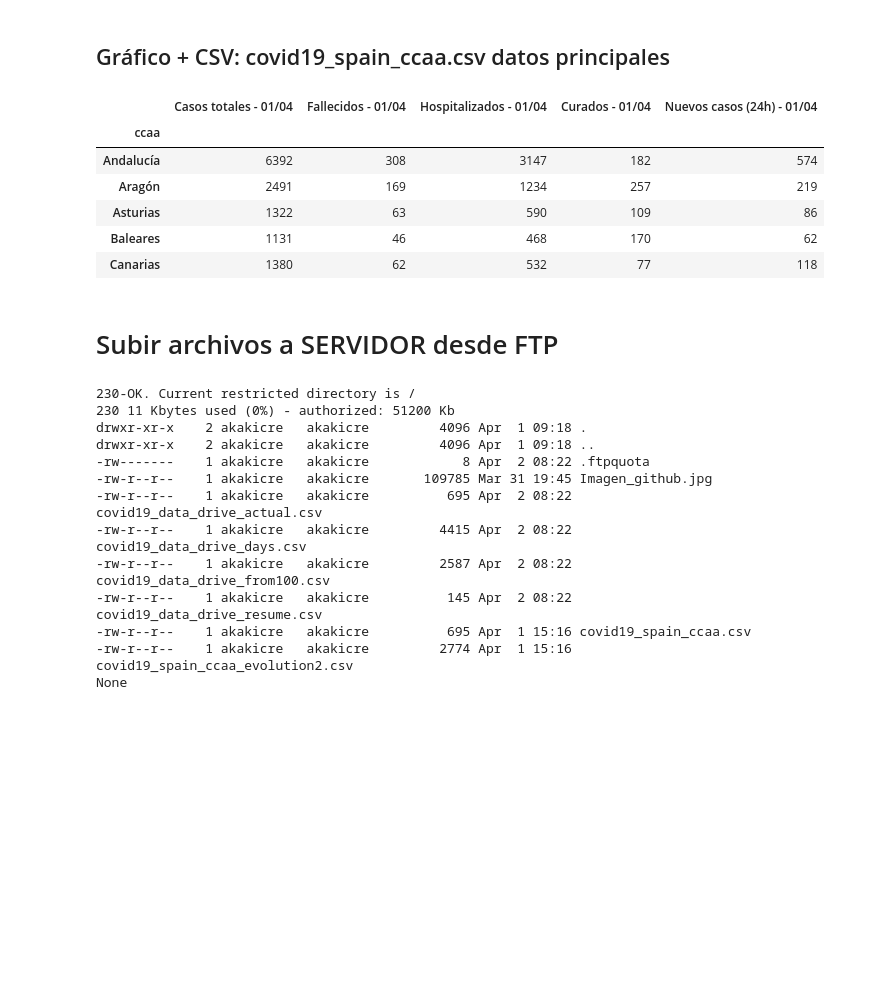
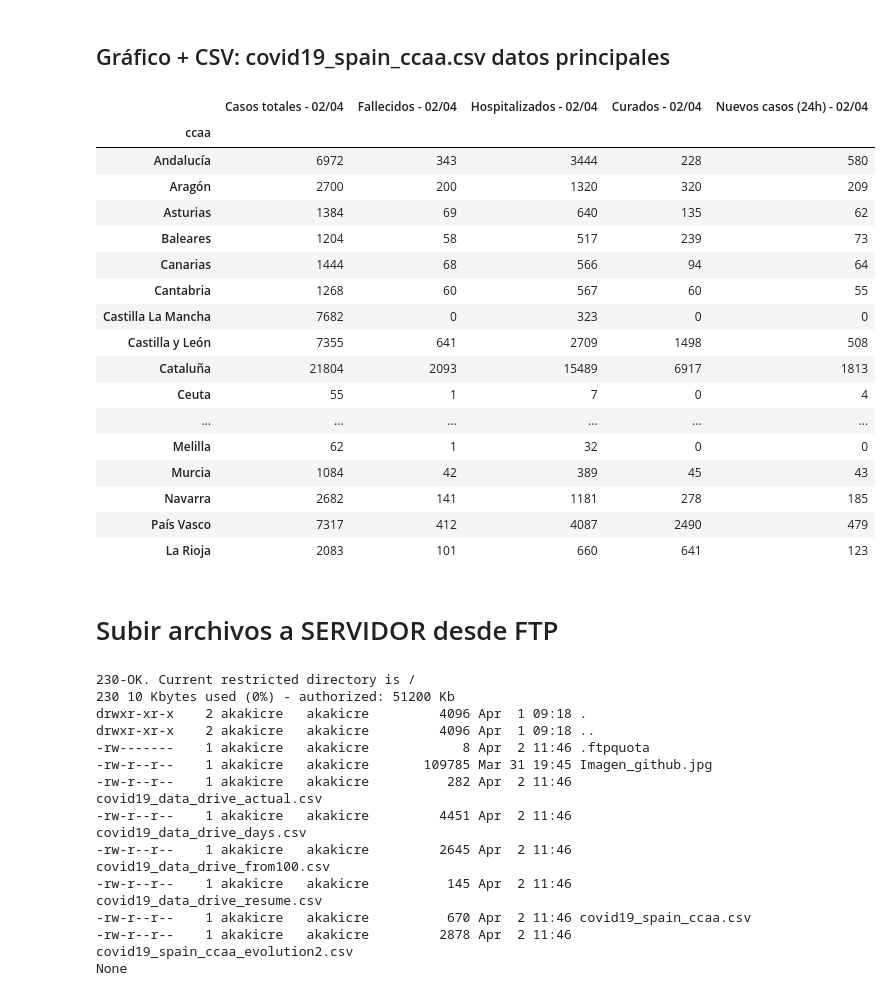
Before and after one commit to akakicreations/covid19-project, a Jupyter notebook: covid19_notebook_WEBFINAL.ipynb, the cells around one changed output. Cells and saved outputs as stored; diff of their text form; code cells hidden in the pictures; blank space fills up the shorter version.

Commit message:
actualiación csv y notebook

```diff
--- a/covid19_notebook_WEBFINAL.ipynb
+++ b/covid19_notebook_WEBFINAL.ipynb
@@ -430,21 +427,32 @@ La columna ya está: no hacer merge
 # %%
 # Poner bien los datos
 data_ccaa_general = data_ccaa.copy()
 data_ccaa_general = data_ccaa.iloc[0:19]
 data_ccaa_general = data_ccaa_general.loc[:, ['casos_totales', 'fallecidos','hospitalizados','curados','nuevos_respecto_ayer']]
 data_ccaa_general.rename(columns = {'CCAA':'Comunidades autónomas', 'casos_totales':'Casos totales' + ' - ' + date_today, 'fallecidos':'Fallecidos'+ ' - ' + date_today, 'hospitalizados':'Hospitalizados'+ ' - ' + date_today, 'nuevos_respecto_ayer':'Nuevos casos (24h)' + ' - ' + date_today, 'curados':'Curados' + ' - ' + date_today}, inplace = True)
 
 #Exportar CSV
 data_ccaa_general.to_csv('covid19_spain_ccaa.csv', sep = ';', encoding="utf-8")
-data_ccaa_general.head()
+data_ccaa_general.head(19)
 # %% [output]
-|  | Casos totales - 01/04 | Fallecidos - 01/04 | Hospitalizados - 01/04 | Curados - 01/04 | Nuevos casos (24h) - 01/04 |
+|  | Casos totales - 02/04 | Fallecidos - 02/04 | Hospitalizados - 02/04 | Curados - 02/04 | Nuevos casos (24h) - 02/04 |
 | ccaa |  |  |  |  |  |
-| Andalucía | 6392 | 308 | 3147 | 182 | 574 |
-| Aragón | 2491 | 169 | 1234 | 257 | 219 |
-| Asturias | 1322 | 63 | 590 | 109 | 86 |
-| Baleares | 1131 | 46 | 468 | 170 | 62 |
-| Canarias | 1380 | 62 | 532 | 77 | 118 |
+| Andalucía | 6972 | 343 | 3444 | 228 | 580 |
+| Aragón | 2700 | 200 | 1320 | 320 | 209 |
+| Asturias | 1384 | 69 | 640 | 135 | 62 |
+| Baleares | 1204 | 58 | 517 | 239 | 73 |
+| Canarias | 1444 | 68 | 566 | 94 | 64 |
+| Cantabria | 1268 | 60 | 567 | 60 | 55 |
+| Castilla La Mancha | 7682 | 0 | 323 | 0 | 0 |
+| Castilla y León | 7355 | 641 | 2709 | 1498 | 508 |
+| Cataluña | 21804 | 2093 | 15489 | 6917 | 1813 |
+| Ceuta | 55 | 1 | 7 | 0 | 4 |
+| ... | ... | ... | ... | ... | ... |
+| Melilla | 62 | 1 | 32 | 0 | 0 |
+| Murcia | 1084 | 42 | 389 | 45 | 43 |
+| Navarra | 2682 | 141 | 1181 | 278 | 185 |
+| País Vasco | 7317 | 412 | 4087 | 2490 | 479 |
+| La Rioja | 2083 | 101 | 660 | 641 | 123 |
 # %% [markdown]
 # Subir archivos a SERVIDOR desde FTP
 # %%
@@ -470,27 +478,27 @@ ftp.storbinary('STOR %s' % os.path.basename("covid19_data_drive_days.csv"), fp,
 fp = open("covid19_data_drive_from100.csv", 'rb')
 ftp.storbinary('STOR %s' % os.path.basename("covid19_data_drive_from100.csv"), fp, 1024)
 fp = open("covid19_spain_ccaa.csv", 'rb')
-# ftp.storbinary('STOR %s' % os.path.basename("covid19_spain_ccaa.csv"), fp, 1024)
-# fp = open("covid19_spain_ccaa_evolution2.csv", 'rb')
-# ftp.storbinary('STOR %s' % os.path.basename("covid19_spain_ccaa_evolution2.csv"), fp, 1024)
-# fp = open("covid19_data_drive_actual.csv", 'rb')
+ftp.storbinary('STOR %s' % os.path.basename("covid19_spain_ccaa.csv"), fp, 1024)
+fp = open("covid19_spain_ccaa_evolution2.csv", 'rb')
+ftp.storbinary('STOR %s' % os.path.basename("covid19_spain_ccaa_evolution2.csv"), fp, 1024)
+fp = open("covid19_data_drive_actual.csv", 'rb')
 ftp.storbinary('STOR %s' % os.path.basename("covid19_data_drive_actual.csv"), fp, 1024)
 fp = open("covid19_data_drive_resume.csv", 'rb')
 ftp.storbinary('STOR %s' % os.path.basename("covid19_data_drive_resume.csv"), fp, 1024)
 fp.close()
 # %% [output]
 230-OK. Current restricted directory is /
-230 11 Kbytes used (0%) - authorized: 51200 Kb
+230 10 Kbytes used (0%) - authorized: 51200 Kb
 drwxr-xr-x    2 akakicre   akakicre         4096 Apr  1 09:18 .
 drwxr-xr-x    2 akakicre   akakicre         4096 Apr  1 09:18 ..
--rw-------    1 akakicre   akakicre            8 Apr  2 08:22 .ftpquota
+-rw-------    1 akakicre   akakicre            8 Apr  2 11:46 .ftpquota
 -rw-r--r--    1 akakicre   akakicre       109785 Mar 31 19:45 Imagen_github.jpg
--rw-r--r--    1 akakicre   akakicre          695 Apr  2 08:22 covid19_data_drive_actual.csv
--rw-r--r--    1 akakicre   akakicre         4415 Apr  2 08:22 covid19_data_drive_days.csv
--rw-r--r--    1 akakicre   akakicre         2587 Apr  2 08:22 covid19_data_drive_from100.csv
--rw-r--r--    1 akakicre   akakicre          145 Apr  2 08:22 covid19_data_drive_resume.csv
--rw-r--r--    1 akakicre   akakicre          695 Apr  1 15:16 covid19_spain_ccaa.csv
--rw-r--r--    1 akakicre   akakicre         2774 Apr  1 15:16 covid19_spain_ccaa_evolution2.csv
+-rw-r--r--    1 akakicre   akakicre          282 Apr  2 11:46 covid19_data_drive_actual.csv
+-rw-r--r--    1 akakicre   akakicre         4451 Apr  2 11:46 covid19_data_drive_days.csv
+-rw-r--r--    1 akakicre   akakicre         2645 Apr  2 11:46 covid19_data_drive_from100.csv
+-rw-r--r--    1 akakicre   akakicre          145 Apr  2 11:46 covid19_data_drive_resume.csv
+-rw-r--r--    1 akakicre   akakicre          670 Apr  2 11:46 covid19_spain_ccaa.csv
+-rw-r--r--    1 akakicre   akakicre         2878 Apr  2 11:46 covid19_spain_ccaa_evolution2.csv
 None
 # %%
 # Pruebas
```
Also changed, not shown: parts of 3 cells of this notebook, 3 other files.
